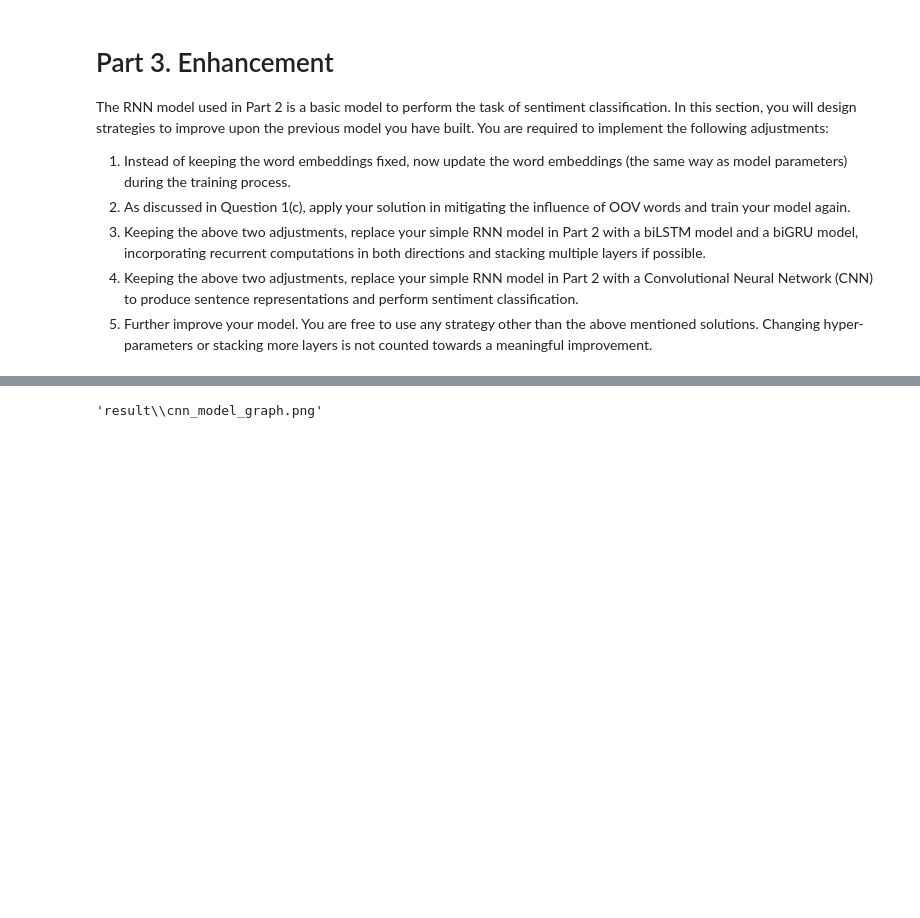
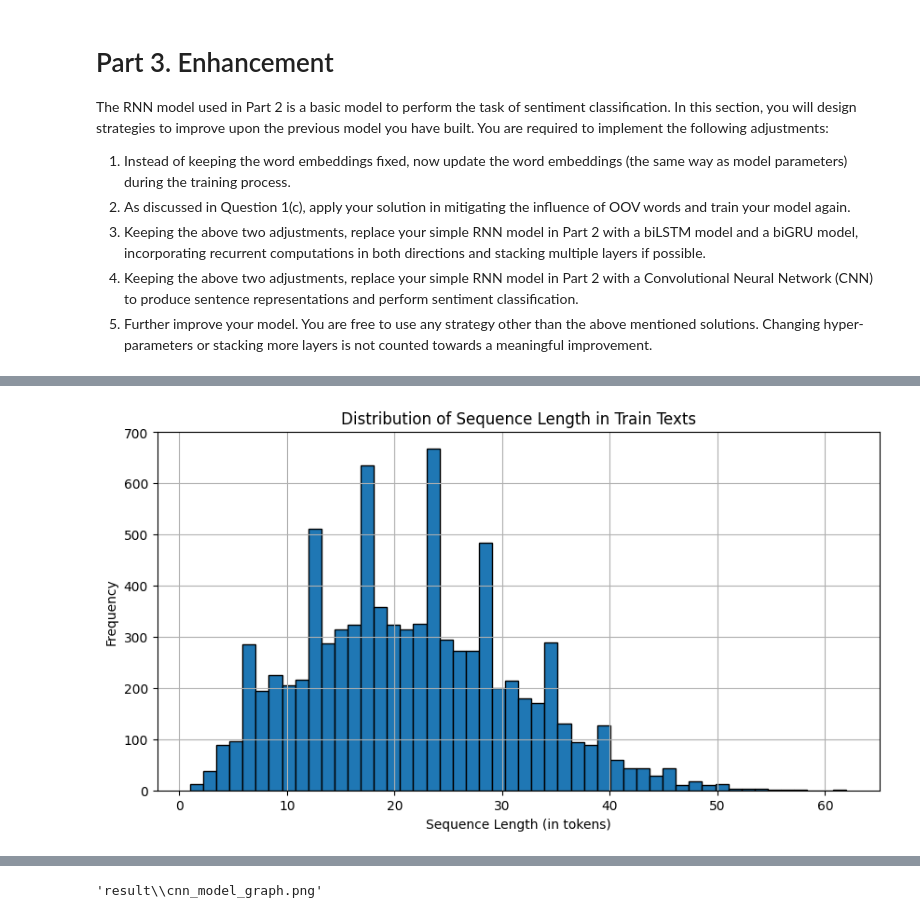
Before and after one commit to HiIAmTzeKean/SC4002-NLP, a Jupyter notebook: part_3-wy.ipynb, the cells around one changed output, grey strips where cells are left out. Cells and saved outputs as stored; diff of their text form; code cells hidden in the pictures; blank space fills up the shorter version.

```diff
--- a/part_3-wy.ipynb
+++ b/part_3-wy.ipynb
@@ -144,3 +203,20 @@ test_loader = data.DataLoader(test_data, batch_size=BATCH_SIZE, shuffle=False)
+# %%
+#Plot the distribution of sequence length for train text
+train_texts = [example['text'] for example in dataset['train']]
+train_tokenized = tokenize(train_texts, word2idx)
+# print(train_tokenized[0])
+
+sequence_lengths = [len(text) for text in train_tokenized]  # Calculate length in words (or characters if preferred)
+
+plt.figure(figsize=(10, 5))
+plt.hist(sequence_lengths, bins=50, edgecolor='black')
+plt.title('Distribution of Sequence Length in Train Texts')
+plt.xlabel('Sequence Length (in tokens)')
+plt.ylabel('Frequency')
+plt.grid(True)
+plt.show()
+# %% [output]
+[figure, added]
 # %%
 criterion = nn.CrossEntropyLoss()
 optimizer = optim.Adam(model.parameters(), lr=LEARNING_RATE) #Idea: Can use Adam / MiniAdam / SGD with Momentum
```
Also changed, not shown: parts of 5 cells of this notebook.
